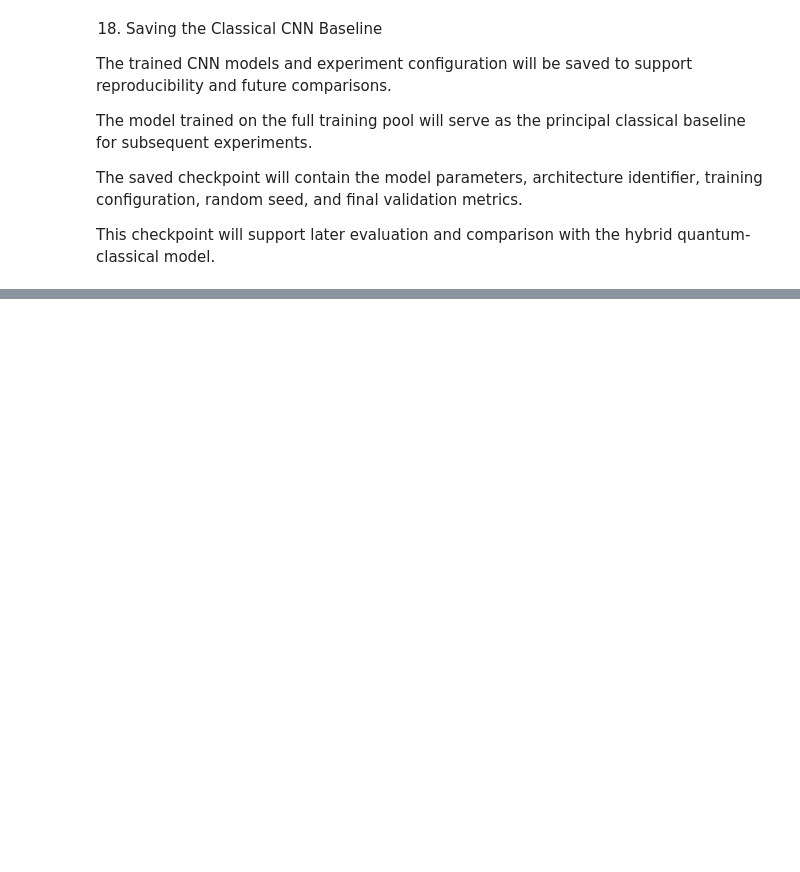
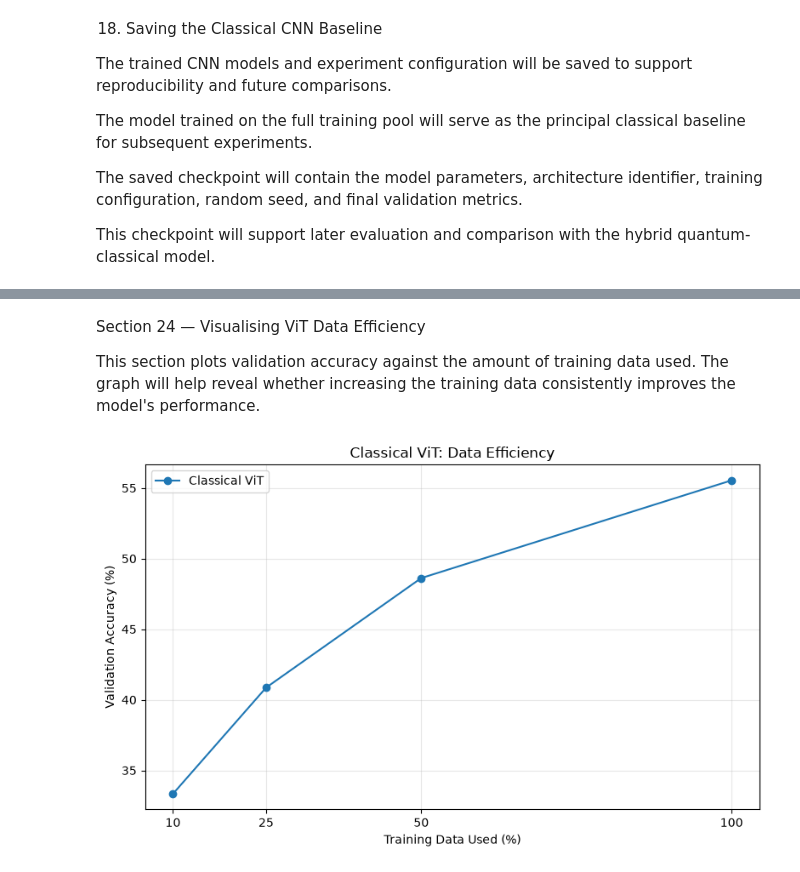
Before and after one commit to 202301070108-pixel/HQViT-Data-Efficiency-Study, a Jupyter notebook: HQViT_Data-Efficiency-Study.ipynb, the cells around one changed output, grey strips where cells are left out. Drawn from its saved outputs; the diff is of its cells as text; code cells hidden in the pictures; blank space fills up the shorter version.

```diff
--- a/HQViT_Data-Efficiency-Study.ipynb
+++ b/HQViT_Data-Efficiency-Study.ipynb
@@ -1046,0 +1709,33 @@ print(
+# %% [markdown]
+Section 24 — Visualising ViT Data Efficiency
+
+This section plots validation accuracy against the amount of training data used. The graph will help reveal whether increasing the training data consistently improves the model's performance.
+# %%
+import matplotlib.pyplot as plt
+
+plt.figure(figsize=(8, 5))
+
+plt.plot(
+    vit_summary["Data Fraction (%)"],
+    vit_summary["Validation Accuracy (%)"],
+    marker="o",
+    label="Classical ViT"
+)
+
+plt.xlabel("Training Data Used (%)")
+plt.ylabel("Validation Accuracy (%)")
+plt.title("Classical ViT: Data Efficiency")
+plt.xticks([10, 25, 50, 100])
+plt.grid(True, alpha=0.3)
+plt.legend()
+plt.tight_layout()
+
+plt.savefig(
+    RESULTS_DIR / "vit_data_efficiency.png",
+    dpi=300,
+    bbox_inches="tight"
+)
+
+plt.show()
+# %% [output]
+[figure, added]
```
Also changed, not shown: parts of 78 cells of this notebook, 26 other files.
